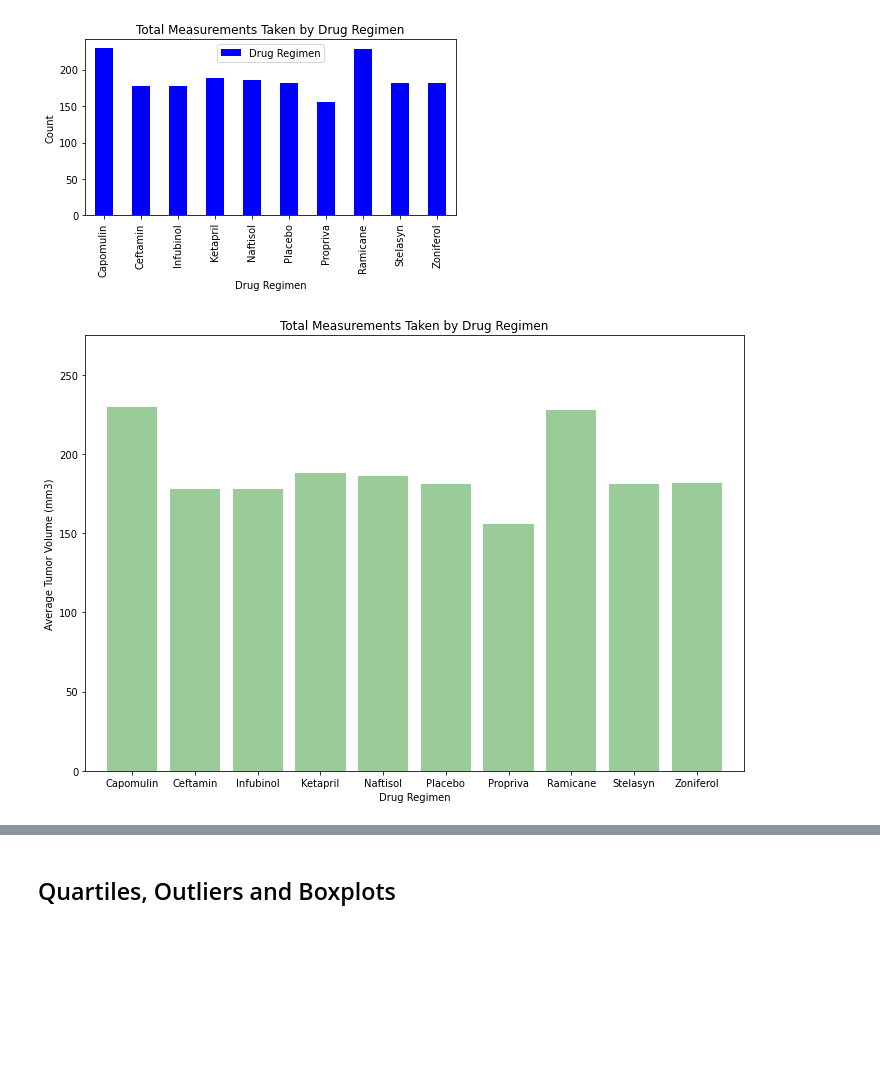
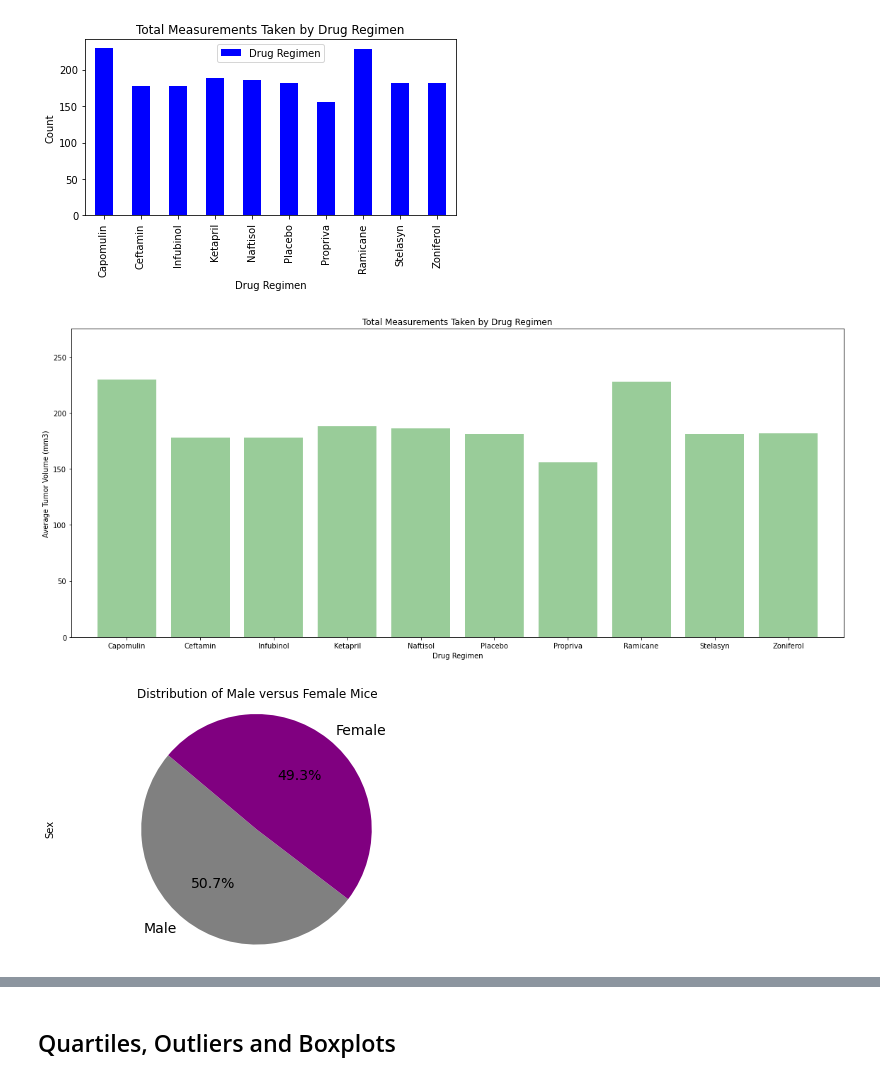
Before and after one commit to Steff-C/Matplotlib, a Jupyter notebook: Pymaceuticals/pymaceuticals_starter.ipynb, the cells around one changed output, grey strips where cells are left out. Cells and saved outputs as stored; diff of their text form; code cells hidden in the pictures; blank space fills up the shorter version.

Commit message:
finalzed bar and pie charts

```diff
--- a/Pymaceuticals/pymaceuticals_starter.ipynb
+++ b/Pymaceuticals/pymaceuticals_starter.ipynb
@@ -213,28 +213,28 @@ plt.show()
 # %%
 # Generate a bar plot showing the total number of measurements taken on each drug regimen using pyplot.
 
 # Set X Axis and Tick Mark Locations
 X_Axis = np.arange(len(regimen_count))
 tick_locations = [value for value in X_Axis]
 
-plt.figure(figsize=(10,7))
-
+# Set Size, Color,tick style
+plt.figure(figsize=(16,7))
 plt.bar(X_Axis, regimen_count['Drug Regimen'], color='green', alpha=0.4)
-plt.xticks(tickLocations, list(regimen_count.index), rotation="0")
+plt.xticks(tick_locations, list(regimen_count.index), rotation="0")
 
 # Set Limits
 plt.xlim(-0.75, len(X_Axis) - 0.25)
 plt.ylim(0, 275)
 
 # Set Labels and Titles
 plt.title("Total Measurements Taken by Drug Regimen")
 plt.xlabel("Drug Regimen")
 plt.ylabel("Average Tumor Volume (mm3)")
 plt.tight_layout()
 
 # Save chart
-plt.savefig("PyPLotChart.png")
+plt.savefig("Charts/BarChartPyplot.png")
 
 plt.show()
 # %% [output]
-[figure, old version]
+[figure, new version]
@@ -244,0 +241,19 @@ plt.show()
+# %%
+# Generate a pie plot showing the distribution of female versus male mice using pandas
+mice_gender = uniquemice_df.groupby('Sex')
+# mice_gender.head()
+
+mice_gender_count = pd.DataFrame(mice_gender["Sex"].count())
+# mice_gender_count.head()
+
+mice_gender_count = uniquemice_df["Sex"].value_counts()
+plt.figure()
+mice_gender_count.plot(kind="pie", autopct='%1.1f%%',shadow=False, startangle=140, fontsize=14, colors =["gray","purple"], legend =False)
+plt.tight_layout()
+plt.axis("equal")
+plt.title("Distribution of Male versus Female Mice")
+plt.tight_layout()
+plt.savefig("Charts/PieChartPandas.png")
+plt.show()
+# %% [output]
+[figure, added]
```
Also changed, not shown: parts of 4 cells of this notebook, 5 other files.
